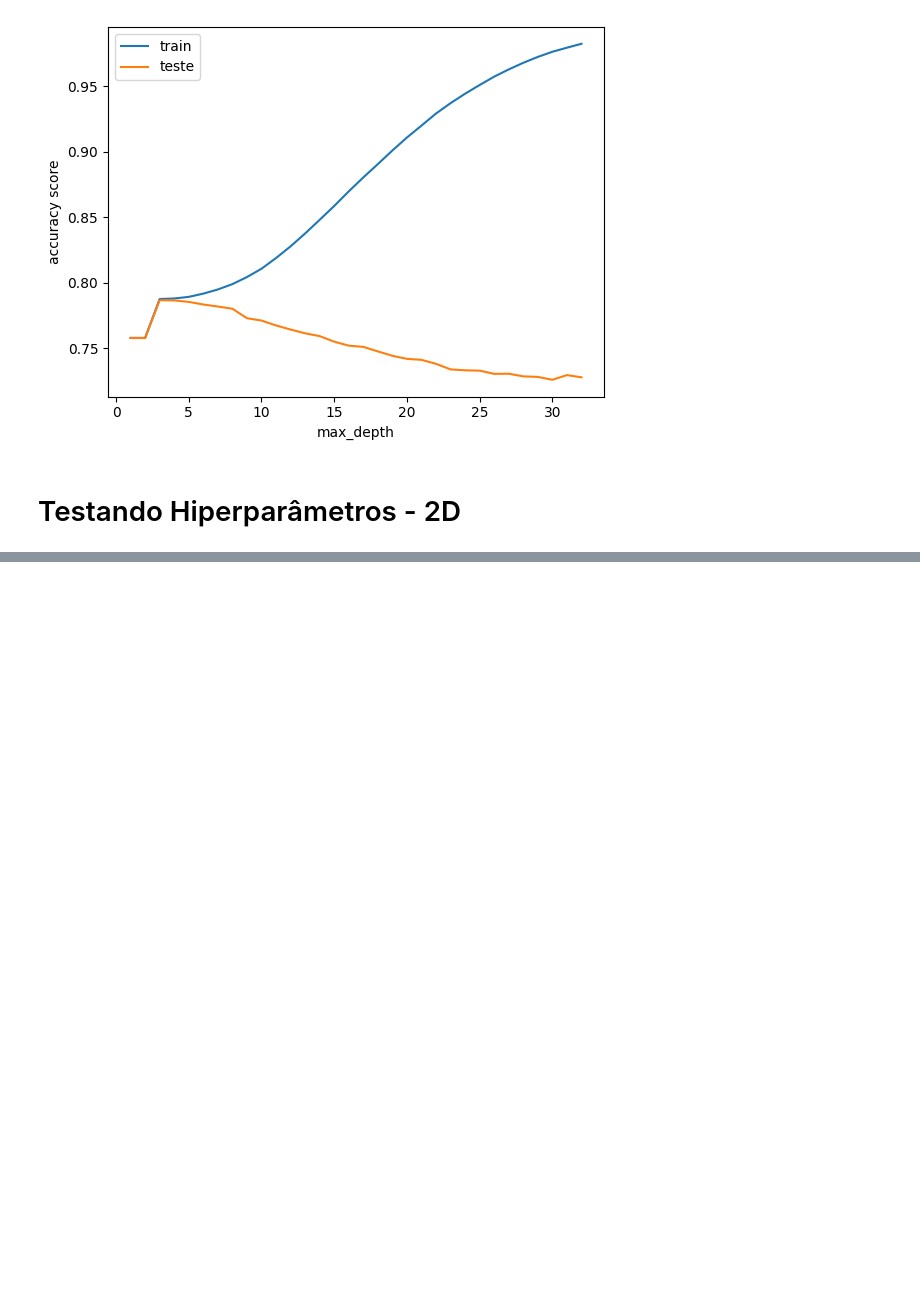
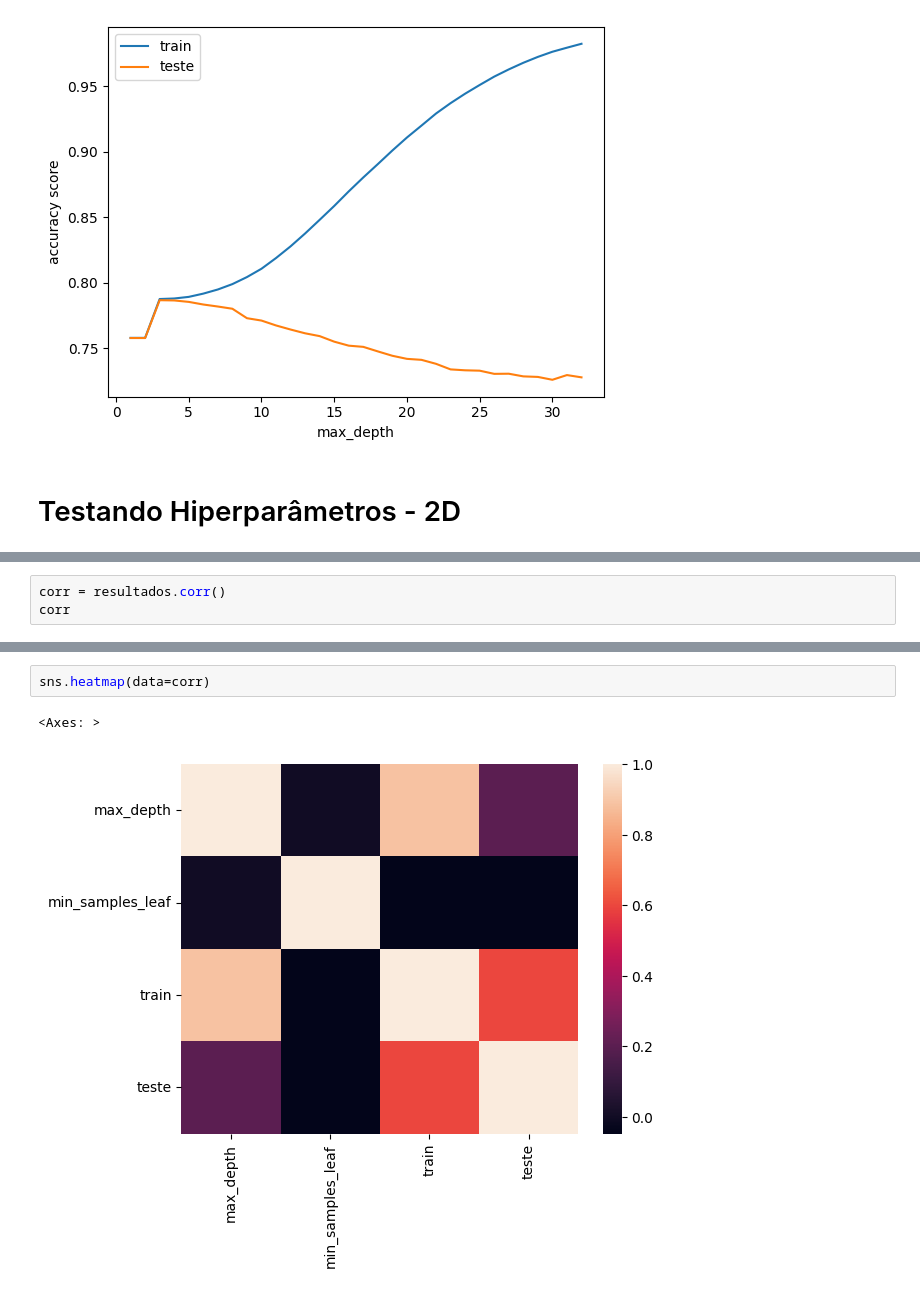
Before and after one commit to Guilherme-Ataliba/Alura-MachineLearning, a Jupyter notebook: ML_otimizacao_de_modelos_hiperparametros/Untitled.ipynb, the cells around one changed output, grey strips where cells are left out. Drawn from its saved outputs; the diff is of its cells as text; blank space fills up the shorter version.

```diff
--- a/ML_otimizacao_de_modelos_hiperparametros/Untitled.ipynb
+++ b/ML_otimizacao_de_modelos_hiperparametros/Untitled.ipynb
@@ -256,0 +261,3 @@ plt.legend()
+# %%
+corr = resultados.corr()
+corr
@@ -256,0 +270,5 @@ plt.legend()
+# %%
+sns.heatmap(data=corr)
+# %% [output]
+<Axes: >
+[figure, added]
```
Also changed, not shown: parts of 25 cells of this notebook, 5 other files.
